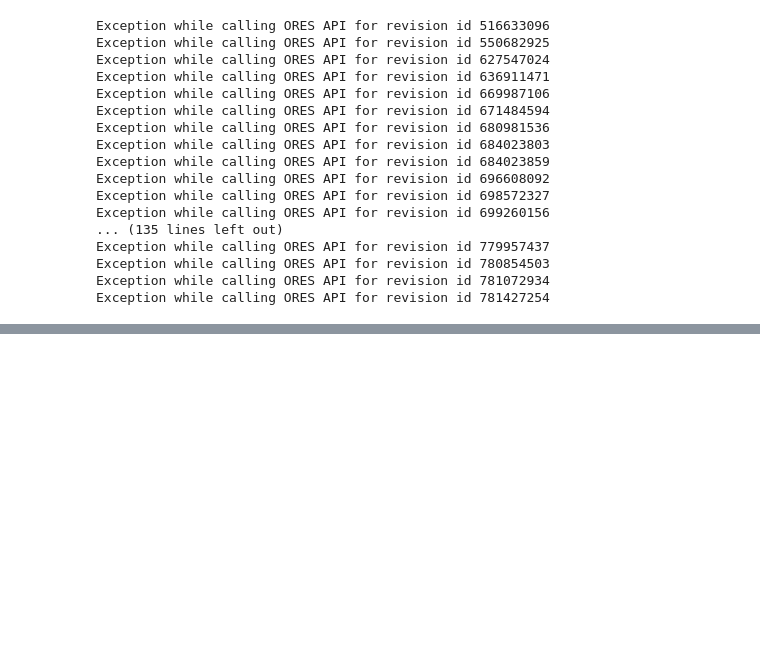
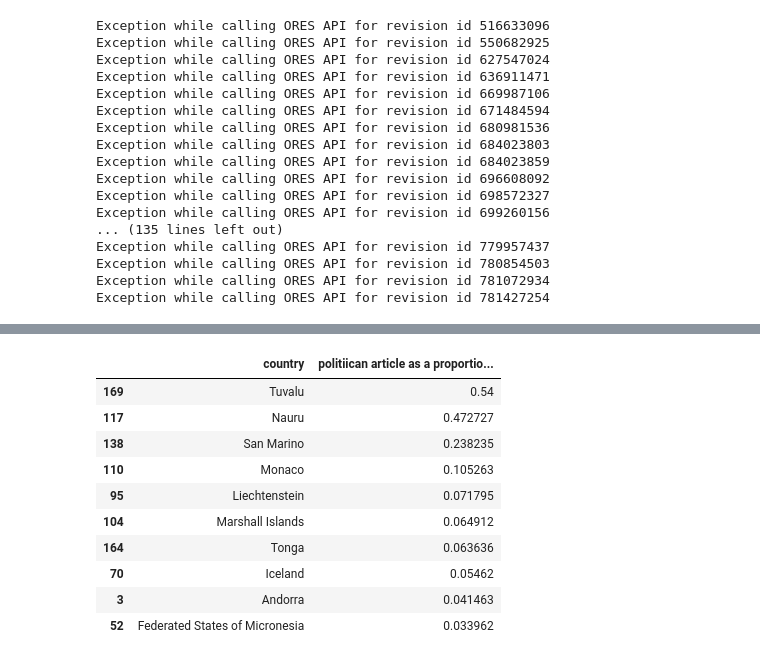
Before and after one commit to Poornima-Muthukumar/DATA512, a Jupyter notebook: data-512-a2/hcds-a2-bias.ipynb, the cells around one changed output, grey strips where cells are left out. Cells and saved outputs as stored; diff of their text form; code cells hidden in the pictures; blank space fills up the shorter version.

```diff
--- a/data-512-a2/hcds-a2-bias.ipynb
+++ b/data-512-a2/hcds-a2-bias.ipynb
@@ -283,0 +302,19 @@ final_merged_quality.to_csv('wp_wpds_politicians_by_country.csv', index = False)
+# %%
+country_ranking_by_article = pd.DataFrame(np.column_stack([np.sort(
+                                                          final_merged_quality['country'].unique()),
+                                                          final_merged_quality['country'].value_counts()/(final_merged_quality.groupby('country')['population'].mean()*10000.00)]),
+                                                          columns=['country','politiican article as a proportion of country population'])
+# %%
+country_ranking_by_article.sort_values('politiican article as a proportion of country population',ascending=False)[:10]
+# %% [output]
+|  | country | politiican article as a proportio... |
+| 169 | Tuvalu | 0.54 |
+| 117 | Nauru | 0.472727 |
+| 138 | San Marino | 0.238235 |
+| 110 | Monaco | 0.105263 |
+| 95 | Liechtenstein | 0.071795 |
+| 104 | Marshall Islands | 0.064912 |
+| 164 | Tonga | 0.063636 |
+| 70 | Iceland | 0.05462 |
+| 3 | Andorra | 0.041463 |
+| 52 | Federated States of Micronesia | 0.033962 |
```
Also changed, not shown: parts of 36 cells of this notebook.
